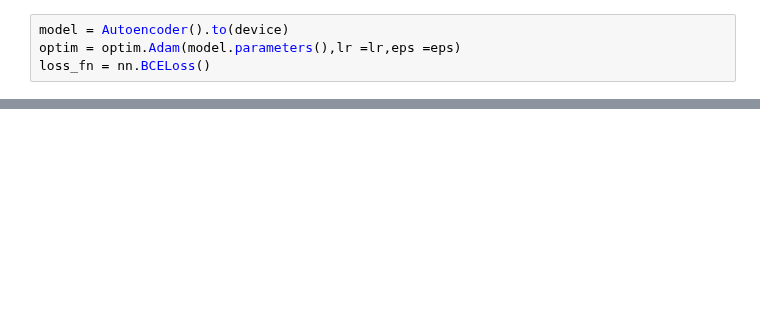
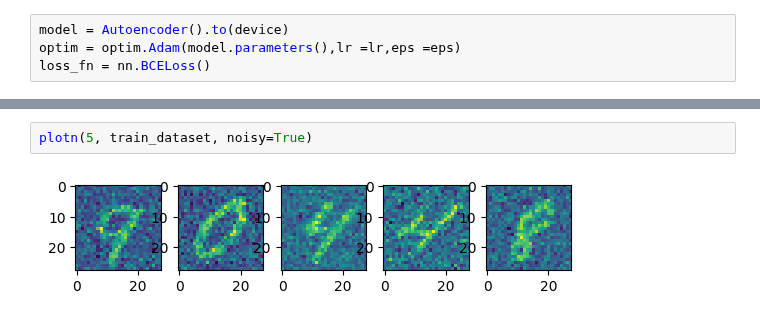
Before and after one commit to ryyzn9/Autoencoders-AEE, a Jupyter notebook: train.ipynb, the cells around one changed output, grey strips where cells are left out. Saved outputs shown, nothing was run; the diff lists cells and outputs as text; blank space fills up the shorter version.

```diff
--- a/train.ipynb
+++ b/train.ipynb
@@ -42,0 +85,4 @@ ValueError: Using a target size (torch.Size([256, 1, 28, 28])) that is different
+# %%
+plotn(5, train_dataset, noisy=True)
+# %% [output]
+[figure, added]
```
Also changed, not shown: parts of 11 cells of this notebook, 2 other files.
